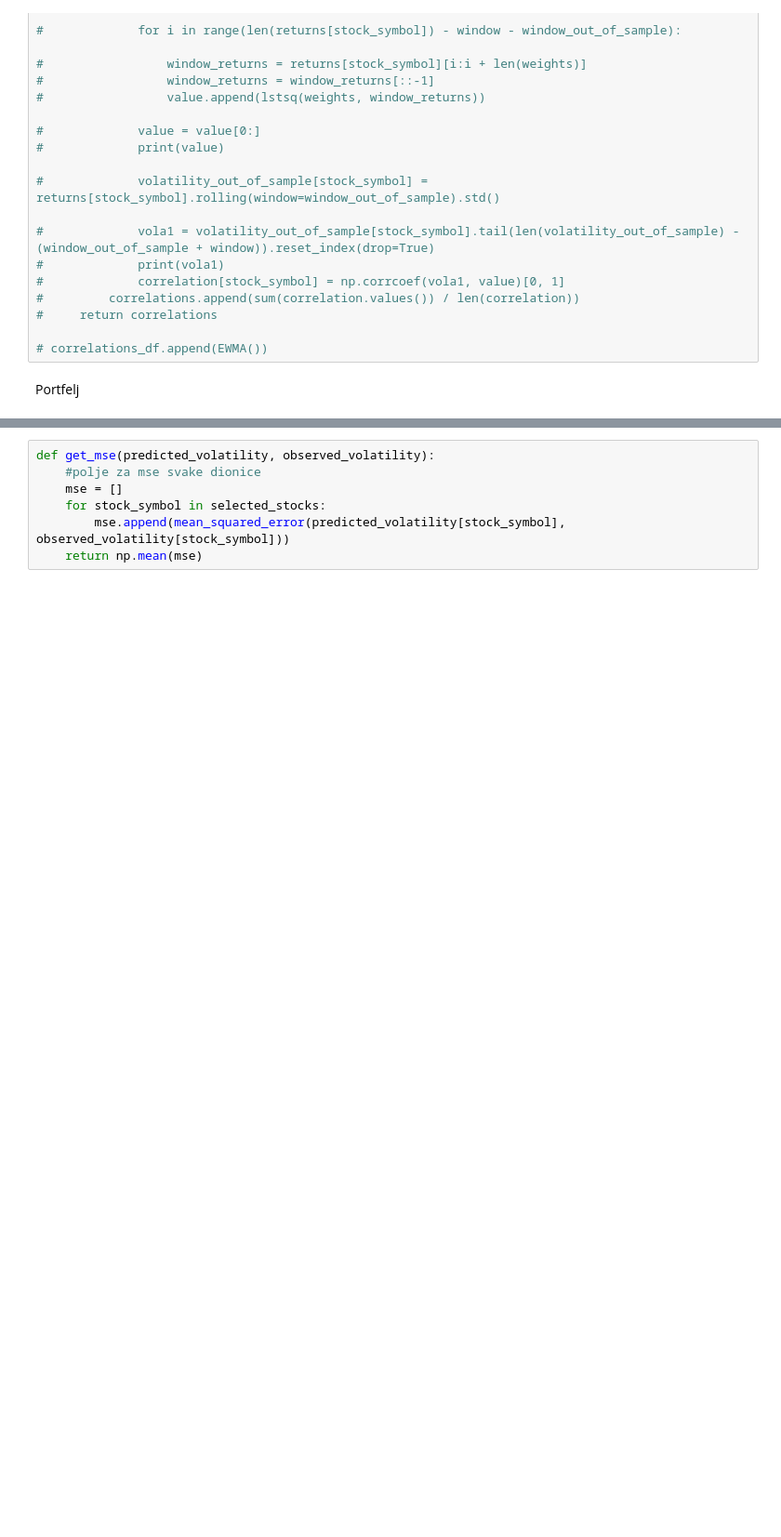
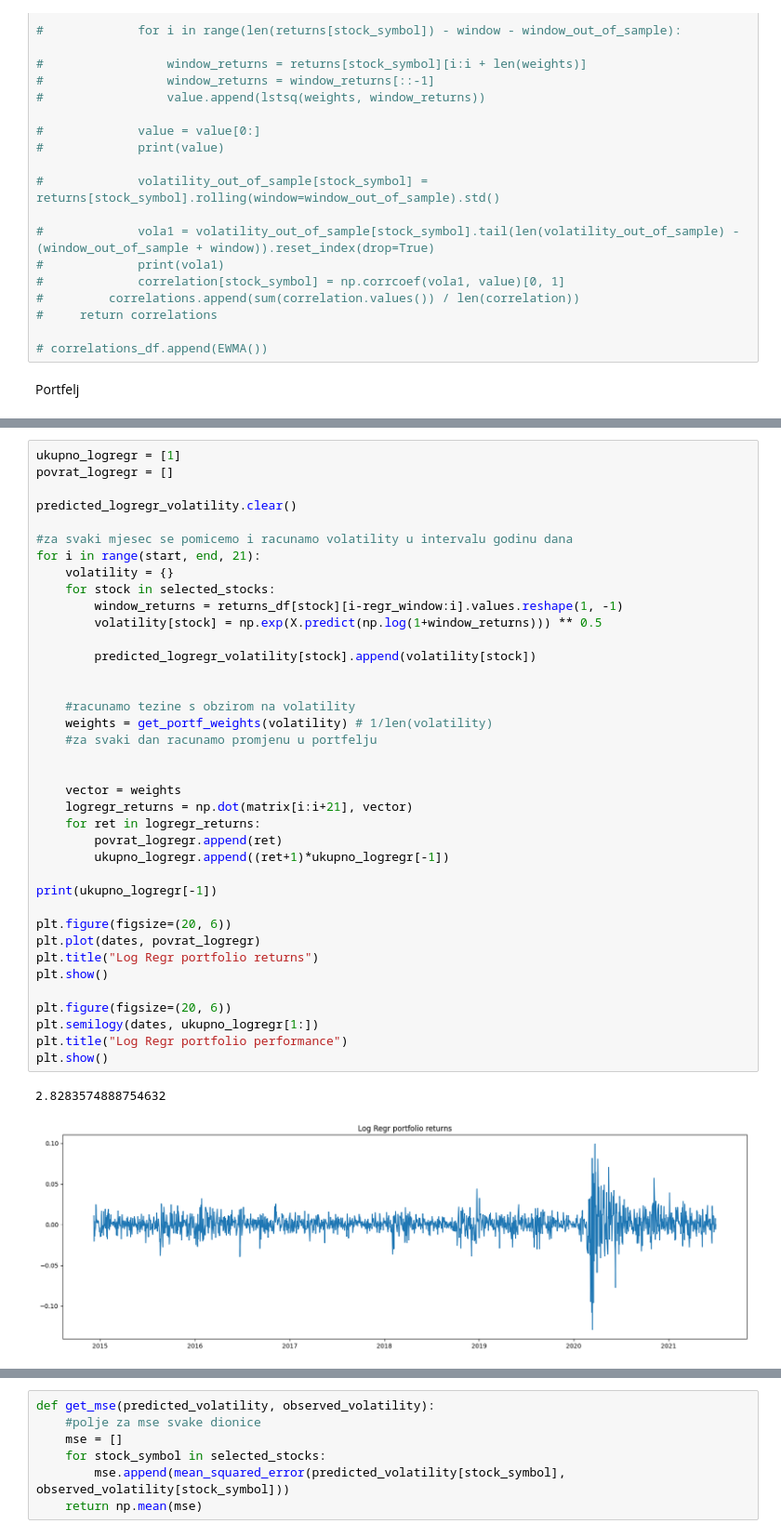
Before and after one commit to PapakMate/SVFT, a Jupyter notebook: VolatilityEstimators.ipynb, the cells around one changed output, grey strips where cells are left out. Shown at 93% size. Drawn from its saved outputs; the diff is of its cells as text; blank space fills up the shorter version.

```diff
--- a/VolatilityEstimators.ipynb
+++ b/VolatilityEstimators.ipynb
@@ -486,0 +562,41 @@ plt.show()
+# %%
+ukupno_logregr = [1]
+povrat_logregr = []
+
+predicted_logregr_volatility.clear()
+
+#za svaki mjesec se pomicemo i racunamo volatility u intervalu godinu dana
+for i in range(start, end, 21):
+    volatility = {}
+    for stock in selected_stocks:
+        window_returns = returns_df[stock][i-regr_window:i].values.reshape(1, -1)
+        volatility[stock] = np.exp(X.predict(np.log(1+window_returns))) ** 0.5
+
+        predicted_logregr_volatility[stock].append(volatility[stock])
+
+
+    #racunamo tezine s obzirom na volatility
+    weights = get_portf_weights(volatility) # 1/len(volatility)
+    #za svaki dan racunamo promjenu u portfelju
+
+
+    vector = weights
+    logregr_returns = np.dot(matrix[i:i+21], vector)
+    for ret in logregr_returns:
+        povrat_logregr.append(ret)
+        ukupno_logregr.append((ret+1)*ukupno_logregr[-1])
+
+print(ukupno_logregr[-1])
+
+plt.figure(figsize=(20, 6))
+plt.plot(dates, povrat_logregr)
+plt.title("Log Regr portfolio returns")
+plt.show()
+
+plt.figure(figsize=(20, 6))
+plt.semilogy(dates, ukupno_logregr[1:])
+plt.title("Log Regr portfolio performance")
+plt.show()
+# %% [output]
+2.8283574888754632
+[figure, added]
```
Also changed, not shown: parts of 21 cells of this notebook.
